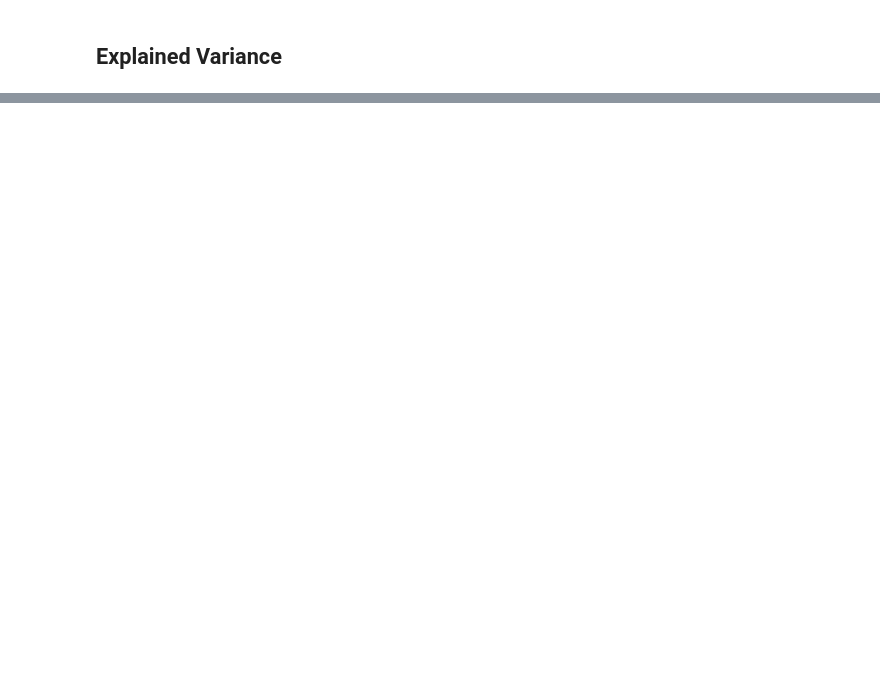
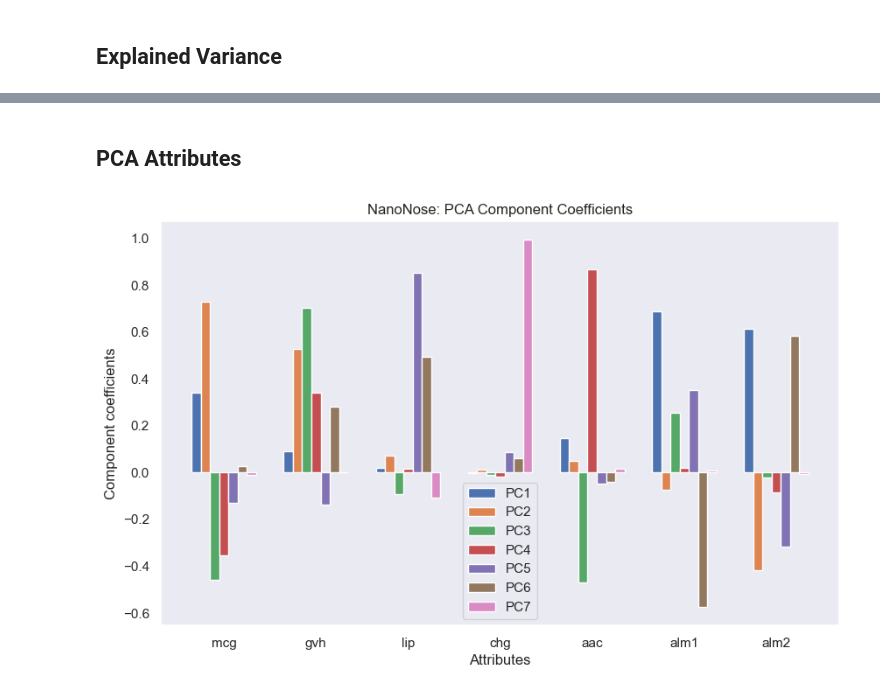
Before and after one commit to frejaroed/machine-learning-project-1, a Jupyter notebook: main.ipynb, the cells around one changed output, grey strips where cells are left out. Cells and saved outputs as stored; diff of their text form; code cells hidden in the pictures; blank space fills up the shorter version.

```diff
--- a/main.ipynb
+++ b/main.ipynb
@@ -261,0 +276,21 @@ plt.show()
+# %% [markdown]
+## PCA Attributes
+# %%
+bw = 0.1
+feature_names = ['mcg','gvh','lip','chg','aac','alm1','alm2']  # put your actual feature list here
+r = np.arange(1, len(feature_names) + 1)
+
+pcs = pca.components_  # shape (K, n_features)
+
+fig = plt.figure(figsize=(10, 6))
+plt.title("NanoNose: PCA Component Coefficients")
+for i, pc in enumerate(pcs):
+    plt.bar(r + i * bw, pc, width=bw, label=f"PC{i+1}")
+plt.xticks(r + (len(pcs)-1)*bw/2, feature_names)
+plt.xlabel("Attributes")
+plt.ylabel("Component coefficients")
+plt.legend()
+plt.grid()
+plt.show()
+# %% [output]
+[figure, added]
```
Also changed, not shown: parts of 5 cells of this notebook.
